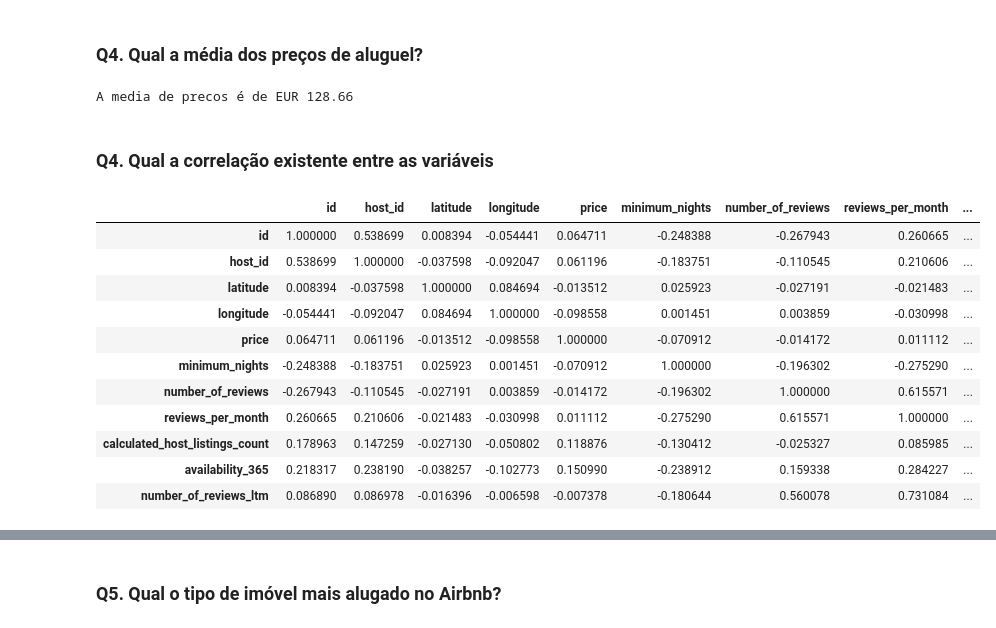
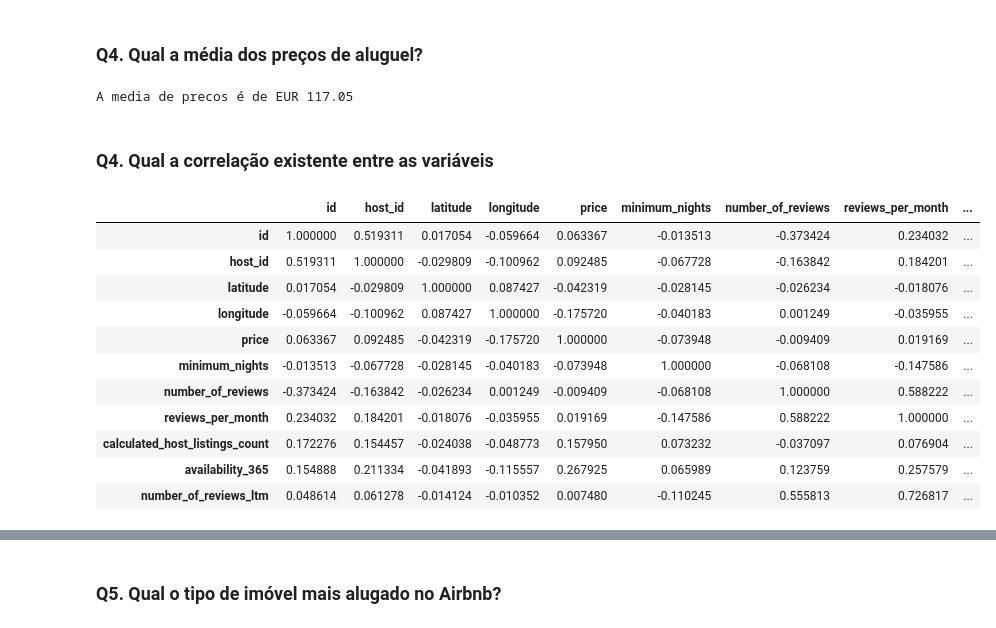
Before and after one commit to aronnly/Dados_do_Airbnb, a Jupyter notebook: [Template]_Analisando_os_Dados_do_Airbnb.ipynb, the cells around one changed output, grey strips where cells are left out. Saved outputs shown, nothing was run; the diff lists cells and outputs as text; code cells hidden in the pictures.

```diff
--- a/[Template]_Analisando_os_Dados_do_Airbnb.ipynb
+++ b/[Template]_Analisando_os_Dados_do_Airbnb.ipynb
@@ -123 +130,4 @@ dtype: float64
+# %%
+# excluindo a coluna "neighbourhood_group"
+df2 = df.drop(columns = ['neighbourhood_group'])
 # %% [markdown]
@@ -129,0 +188,8 @@ df.hist(bins=15, figsize = (15,15));
+# %%
+# limpeza de dados
+df_clean = df2.copy()
+df_clean.drop(df_clean[df_clean.price > 500].index, axis = 0, inplace = True)
+df_clean.drop(df_clean[df_clean.minimum_nights > 30].index, axis = 0, inplace = True)
+
+# plotando novo histograma
+df_clean.hist(figsize = (15,15));
@@ -131,28 +211,27 @@ df.hist(bins=15, figsize = (15,15));
 ### **Q4. Qual a média dos preços de aluguel?**
 # %%
 # ver a média da coluna `price``
-print("A media de precos é de EUR {:.2f}".format(df.price.mean()))
+print("A media de precos é de EUR {:.2f}".format(df_clean.price.mean()))
 # %% [output]
-A media de precos é de EUR 128.66
+A media de precos é de EUR 117.05
 # %% [markdown]
 ### **Q4. Qual a correlação existente entre as variáveis**
 # %%
 # criar uma matriz de correlação
-df_new = df.drop(columns = "neighbourhood_group") #retirei essa coluna porque estava dando muitos erros em virtude dos NaN
-df_new.corr()
+df_clean.corr()
 # mostrar a matriz de correlação
 # %% [output]
 |  | id | host_id | latitude | longitude | price | minimum_nights | number_of_reviews | reviews_per_month | ... |
-| id | 1.000000 | 0.538699 | 0.008394 | -0.054441 | 0.064711 | -0.248388 | -0.267943 | 0.260665 | ... |
-| host_id | 0.538699 | 1.000000 | -0.037598 | -0.092047 | 0.061196 | -0.183751 | -0.110545 | 0.210606 | ... |
-| latitude | 0.008394 | -0.037598 | 1.000000 | 0.084694 | -0.013512 | 0.025923 | -0.027191 | -0.021483 | ... |
-| longitude | -0.054441 | -0.092047 | 0.084694 | 1.000000 | -0.098558 | 0.001451 | 0.003859 | -0.030998 | ... |
-| price | 0.064711 | 0.061196 | -0.013512 | -0.098558 | 1.000000 | -0.070912 | -0.014172 | 0.011112 | ... |
-| minimum_nights | -0.248388 | -0.183751 | 0.025923 | 0.001451 | -0.070912 | 1.000000 | -0.196302 | -0.275290 | ... |
-| number_of_reviews | -0.267943 | -0.110545 | -0.027191 | 0.003859 | -0.014172 | -0.196302 | 1.000000 | 0.615571 | ... |
-| reviews_per_month | 0.260665 | 0.210606 | -0.021483 | -0.030998 | 0.011112 | -0.275290 | 0.615571 | 1.000000 | ... |
-| calculated_host_listings_count | 0.178963 | 0.147259 | -0.027130 | -0.050802 | 0.118876 | -0.130412 | -0.025327 | 0.085985 | ... |
-| availability_365 | 0.218317 | 0.238190 | -0.038257 | -0.102773 | 0.150990 | -0.238912 | 0.159338 | 0.284227 | ... |
-| number_of_reviews_ltm | 0.086890 | 0.086978 | -0.016396 | -0.006598 | -0.007378 | -0.180644 | 0.560078 | 0.731084 | ... |
+| id | 1.000000 | 0.519311 | 0.017054 | -0.059664 | 0.063367 | -0.013513 | -0.373424 | 0.234032 | ... |
+| host_id | 0.519311 | 1.000000 | -0.029809 | -0.100962 | 0.092485 | -0.067728 | -0.163842 | 0.184201 | ... |
+| latitude | 0.017054 | -0.029809 | 1.000000 | 0.087427 | -0.042319 | -0.028145 | -0.026234 | -0.018076 | ... |
+| longitude | -0.059664 | -0.100962 | 0.087427 | 1.000000 | -0.175720 | -0.040183 | 0.001249 | -0.035955 | ... |
+| price | 0.063367 | 0.092485 | -0.042319 | -0.175720 | 1.000000 | -0.073948 | -0.009409 | 0.019169 | ... |
+| minimum_nights | -0.013513 | -0.067728 | -0.028145 | -0.040183 | -0.073948 | 1.000000 | -0.068108 | -0.147586 | ... |
+| number_of_reviews | -0.373424 | -0.163842 | -0.026234 | 0.001249 | -0.009409 | -0.068108 | 1.000000 | 0.588222 | ... |
+| reviews_per_month | 0.234032 | 0.184201 | -0.018076 | -0.035955 | 0.019169 | -0.147586 | 0.588222 | 1.000000 | ... |
+| calculated_host_listings_count | 0.172276 | 0.154457 | -0.024038 | -0.048773 | 0.157950 | 0.073232 | -0.037097 | 0.076904 | ... |
+| availability_365 | 0.154888 | 0.211334 | -0.041893 | -0.115557 | 0.267925 | 0.065989 | 0.123759 | 0.257579 | ... |
+| number_of_reviews_ltm | 0.048614 | 0.061278 | -0.014124 | -0.010352 | 0.007480 | -0.110245 | 0.555813 | 0.726817 | ... |
 # %%
 # plotar um heatmap a partir das correlações
```
Also changed, not shown: parts of 22 cells of this notebook.
